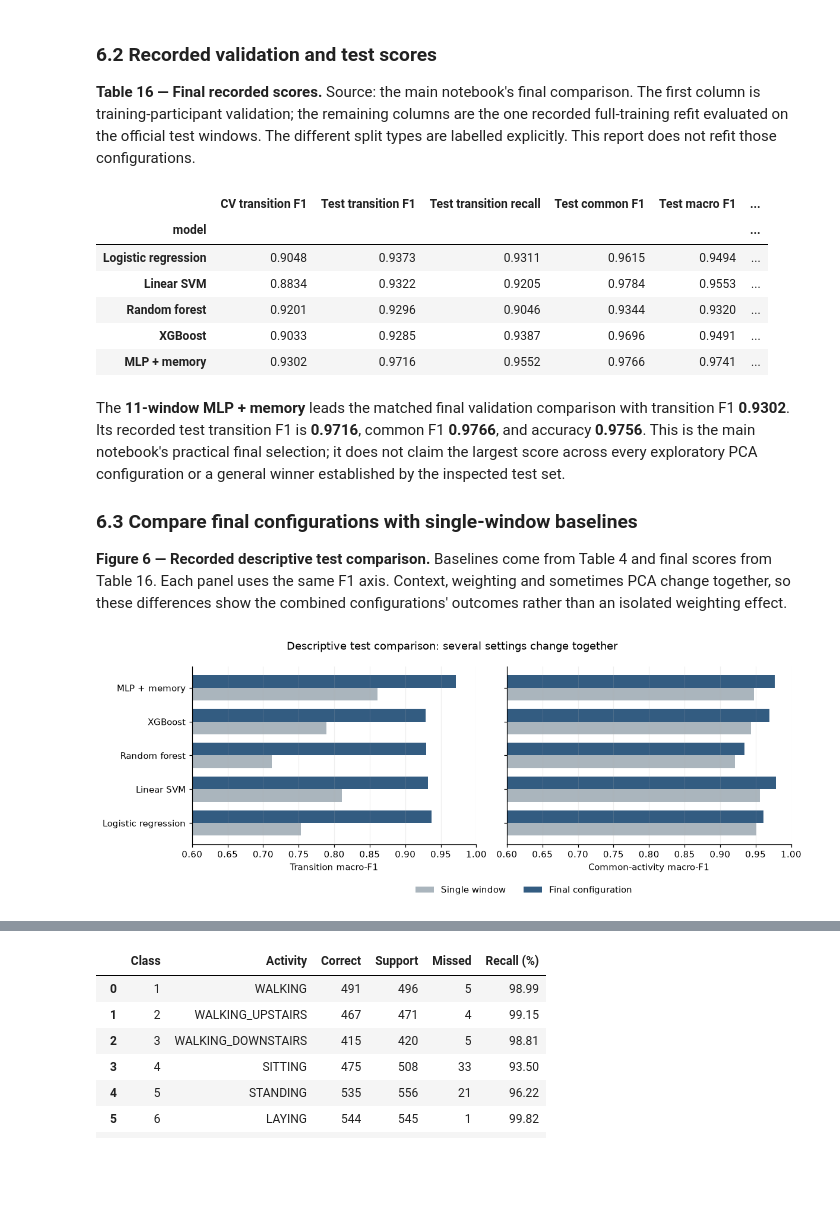
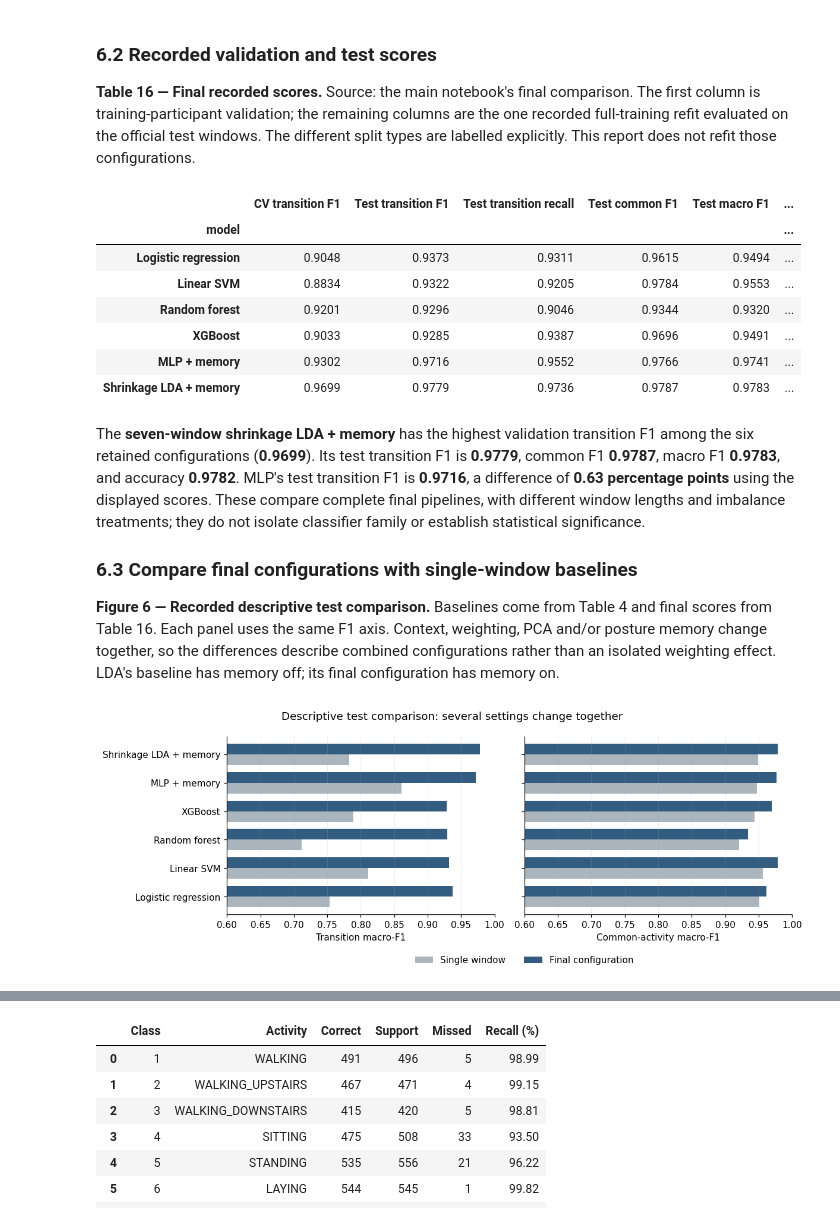
Before and after one commit to AY26-27-Sem1-CS3244-Group3/Improving-Recognition-of-Rare-Postural-Transitions, a Jupyter notebook: our approach/evaluation.ipynb, the cells around one changed output, grey strips where cells are left out. Saved outputs shown, nothing was run; the diff lists cells and outputs as text; code cells hidden in the pictures; blank space fills up the shorter version.

Commit message:
Complete six-model evaluation and verify saved LDA predictions

```diff
--- a/our approach/evaluation.ipynb
+++ b/our approach/evaluation.ipynb
@@ -184,17 +231,19 @@ plt.rcParams.update({"figure.dpi": 110, "axes.spines.top": False,
                      "axes.spines.right": False, "font.size": 10})
 COLORS = {"blue": "#335c81", "orange": "#d08842", "green": "#4b8a80", "muted": "#aab5bd"}
 LABELS = np.arange(1, 13)
-MODEL_ORDER = ["logreg", "linear_svm", "random_forest", "xgboost", "mlp"]
+MODEL_ORDER = ["logreg", "linear_svm", "random_forest", "xgboost", "mlp", "lda"]
 MODEL_NAMES = {"logreg": "Logistic regression", "linear_svm": "Linear SVM", "random_forest": "Random forest",
-               "xgboost": "XGBoost", "mlp": "MLP + memory"}
+               "xgboost": "XGBoost", "mlp": "MLP + memory", "lda": "Shrinkage LDA"}
+FINAL_MODEL_NAMES = {**MODEL_NAMES, "lda": "Shrinkage LDA + memory"}
 MODEL_ALIASES = {value: key for key, value in MODEL_NAMES.items()}
-MODEL_ALIASES.update({"MLP + posture memory": "mlp", "MLP (15 epochs + memory)": "mlp"})
+MODEL_ALIASES.update({"MLP + posture memory": "mlp", "MLP (15 epochs + memory)": "mlp",
+                      "Shrinkage LDA": "lda", "Shrinkage LDA + posture memory": "lda"})
 
 def align_models(frame):
     result = frame.copy()
     result["model"] = result.Model.map(MODEL_ALIASES)
     if result.model.isna().any() or result.model.duplicated().any() or set(result.model) != set(MODEL_ORDER):
-        raise ValueError("Expected one recorded row for each of the five model families.")
+        raise ValueError("Expected one recorded row for each of the six model families.")
     return result.drop(columns="Model").set_index("model").reindex(MODEL_ORDER)
 
 def show_table(frame, decimals=4, *, formats=None):
@@ -206,7 +255,10 @@ ablation = align_models(source_results["validation_ablation"])
 past_folds = source_results["past_only_folds"].copy()
 ros = align_models(source_results["oversampling"])
 rf_ros_repeats = source_results["rf_ros_confirmation"].copy()
-window_cv = source_results["recorded_window_cv"].copy()
+lda_memory = source_results["lda_memory_cv"].copy()
+window_cv = pd.concat([source_results["recorded_window_cv"],
+    lda_memory.loc[~lda_memory.memory, ["window", "transition_f1", "common_f1"]].assign(model="lda")],
+    ignore_index=True)
 lr_repeats = source_results["lr_length_validation"].copy()
 pca, timing = (source_results[key].copy() for key in ["pca_benchmark", "paired_timing"])
 baseline_test = align_models(source_results["baseline_test"]).astype(float)
@@ -223,12 +275,11 @@ final_config["Classifier inputs"] = [int(re.search(r"PCA-(\d+)", s).group(1)) if
                                      for k, s in final_raw["Final input"].items()]
 final_test = final_raw.drop(columns="Final input").astype(float)
 final_test.columns = ["validation_transition_f1", "transition_f1", "transition_recall", "common_f1", "macro_f1", "accuracy"]
-mlp_class = source_results["mlp_class"].rename(columns={"Activity": "activity"}).copy()
-mlp_class["class_id"] = mlp_class["Class ID"].astype(int)
-mlp_class[["correct", "support"]] = mlp_class["Correct / test support"].str.split(" / ", expand=True).astype(int)
+class_recall = source_results["class_recall"].copy()
+mlp_class = class_recall.rename(columns={"Class ID": "class_id", "Activity": "activity",
+    "Test support": "support", "MLP correct": "correct"})[["class_id", "activity", "support", "correct"]]
+mlp_class[["class_id", "support", "correct"]] = mlp_class[["class_id", "support", "correct"]].astype(int)
 mlp_class["missed"], mlp_class["recall"] = mlp_class.support - mlp_class.correct, mlp_class.correct / mlp_class.support
-mlp_class = mlp_class[["class_id", "activity", "correct", "support", "missed", "recall"]]
-mlp_all_recorded, mlp_transition_recorded = (source_results[key] for key in ["mlp_all_recorded", "mlp_transition_recorded"])
 lr_saved_report, lr_cases = (source_results[key].copy() for key in ["lr_report", "lr_cases"])
 lr_saved_summary, lr_diagnostic_png = source_results["lr_summary"], source_results["lr_image_png"]
 
@@ -245,7 +296,7 @@ expected_support = np.bincount(y_test, minlength=13)[1:]
 if not np.array_equal(mlp_class.support, expected_support) or not np.array_equal(lr_saved_report.support, expected_support):
     raise ValueError("Saved class supports do not match the test metadata.")
 for model, value in window_cv[window_cv.window.eq(3)].set_index("model").transition_f1.items():
-    if abs(value - ablation.loc[model, "Three windows + weights"]) > 0.00005 + 1e-12:
+    if abs(value - ablation.loc[model, "Three windows only" if model == "lda" else "Three windows + weights"]) > 0.00005 + 1e-12:
         raise ValueError("Ablation and context-sweep starting points disagree beyond rounding.")
 if not np.allclose(final_test.macro_f1, (final_test.common_f1 + final_test.transition_f1) / 2, atol=0.0001, rtol=0):
     raise ValueError("Final macro F1 differs from its two six-class means beyond rounding.")
@@ -256,6 +307,9 @@ dataset_summary = pd.DataFrame([
     ["Test", len(test_meta), test_meta.subject_id.nunique(), feature_count,
      int(test_meta.activity_id.ge(7).sum()), 100 * test_meta.activity_id.ge(7).mean()],
 ], columns=["Split", "Windows", "Participants", "Features", "Transition windows", "Transitions (%)"])
+# The shared class table must still agree with the exact MLP counts.
+saved_mlp_recall = class_recall["MLP recall"].str.rstrip("%").astype(float).to_numpy() / 100
+np.testing.assert_allclose(mlp_class.recall, saved_mlp_recall, rtol=0, atol=0.00005 + 1e-12)
 show_table(dataset_summary, decimals=2)
 # %% [output]
 |  | Split | Windows | Participants | Features | Transition windows | Transitions (%) |
@@ -607,7 +682,7 @@ show_table(final_config.rename(index=MODEL_NAMES))
 
 **Table 16 — Final recorded scores.** Source: the main notebook's final comparison. The first column is training-participant validation; the remaining columns are the one recorded full-training refit evaluated on the official test windows. The different split types are labelled explicitly. This report does not refit those configurations.
 # %%
-show_table(final_test.rename(index=MODEL_NAMES, columns={"validation_transition_f1": "CV transition F1",
+show_table(final_test.rename(index=FINAL_MODEL_NAMES, columns={"validation_transition_f1": "CV transition F1",
     "transition_f1": "Test transition F1", "transition_recall": "Test transition recall", "common_f1": "Test common F1",
     "macro_f1": "Test macro F1", "accuracy": "Test accuracy"}))
 # %% [output]
@@ -618,25 +693,26 @@ show_table(final_test.rename(index=MODEL_NAMES, columns={"validation_transition_
 | Random forest | 0.9201 | 0.9296 | 0.9046 | 0.9344 | 0.9320 | ... |
 | XGBoost | 0.9033 | 0.9285 | 0.9387 | 0.9696 | 0.9491 | ... |
 | MLP + memory | 0.9302 | 0.9716 | 0.9552 | 0.9766 | 0.9741 | ... |
+| Shrinkage LDA + memory | 0.9699 | 0.9779 | 0.9736 | 0.9787 | 0.9783 | ... |
 # %% [markdown]
-The **11-window MLP + memory** leads the matched final validation comparison with transition F1 **0.9302**. Its recorded test transition F1 is **0.9716**, common F1 **0.9766**, and accuracy **0.9756**. This is the main notebook's practical final selection; it does not claim the largest score across every exploratory PCA configuration or a general winner established by the inspected test set.
+The **seven-window shrinkage LDA + memory** has the highest validation transition F1 among the six retained configurations (**0.9699**). Its test transition F1 is **0.9779**, common F1 **0.9787**, macro F1 **0.9783**, and accuracy **0.9782**. MLP's test transition F1 is **0.9716**, a difference of **0.63 percentage points** using the displayed scores. These compare complete final pipelines, with different window lengths and imbalance treatments; they do not isolate classifier family or establish statistical significance.
 
 ### 6.3 Compare final configurations with single-window baselines
 
-**Figure 6 — Recorded descriptive test comparison.** Baselines come from Table 4 and final scores from Table 16. Each panel uses the same F1 axis. Context, weighting and sometimes PCA change together, so these differences show the combined configurations' outcomes rather than an isolated weighting effect.
+**Figure 6 — Recorded descriptive test comparison.** Baselines come from Table 4 and final scores from Table 16. Each panel uses the same F1 axis. Context, weighting, PCA and/or posture memory change together, so the differences describe combined configurations rather than an isolated weighting effect. LDA's baseline has memory off; its final configuration has memory on.
 # %%
 fig, axes = plt.subplots(1, 2, figsize=(11, 4), sharey=True)
 for ax, metric, title in zip(axes, ["transition_f1", "common_f1"], ["Transition macro-F1", "Common-activity macro-F1"]):
-    pd.DataFrame({"Single window": baseline_test[metric], "Final configuration": final_test[metric]}).rename(index=MODEL_NAMES).plot.barh(
+    pd.DataFrame({"Single window": baseline_test[metric], "Final configuration": final_test[metric]}).rename(index=FINAL_MODEL_NAMES).plot.barh(
         ax=ax, color=[COLORS["muted"], COLORS["blue"]], width=0.75)
     ax.set(xlim=(0.6, 1.0), xlabel=title, ylabel="")
     ax.get_legend().remove()
     ax.grid(axis="x", alpha=0.2)
 handles, labels = axes[0].get_legend_handles_labels()
 fig.legend(handles, labels, loc="lower center", ncol=2, bbox_to_anchor=(0.6, -0.02), frameon=False)
 fig.suptitle("Descriptive test comparison: several settings change together")
 plt.tight_layout(rect=(0, 0.06, 1, 1))
 plt.show()
 # %% [output]
-[figure, old version]
+[figure, new version]
 # %% [markdown]
```
Also changed, not shown: parts of 52 cells of this notebook, 2 other files.
